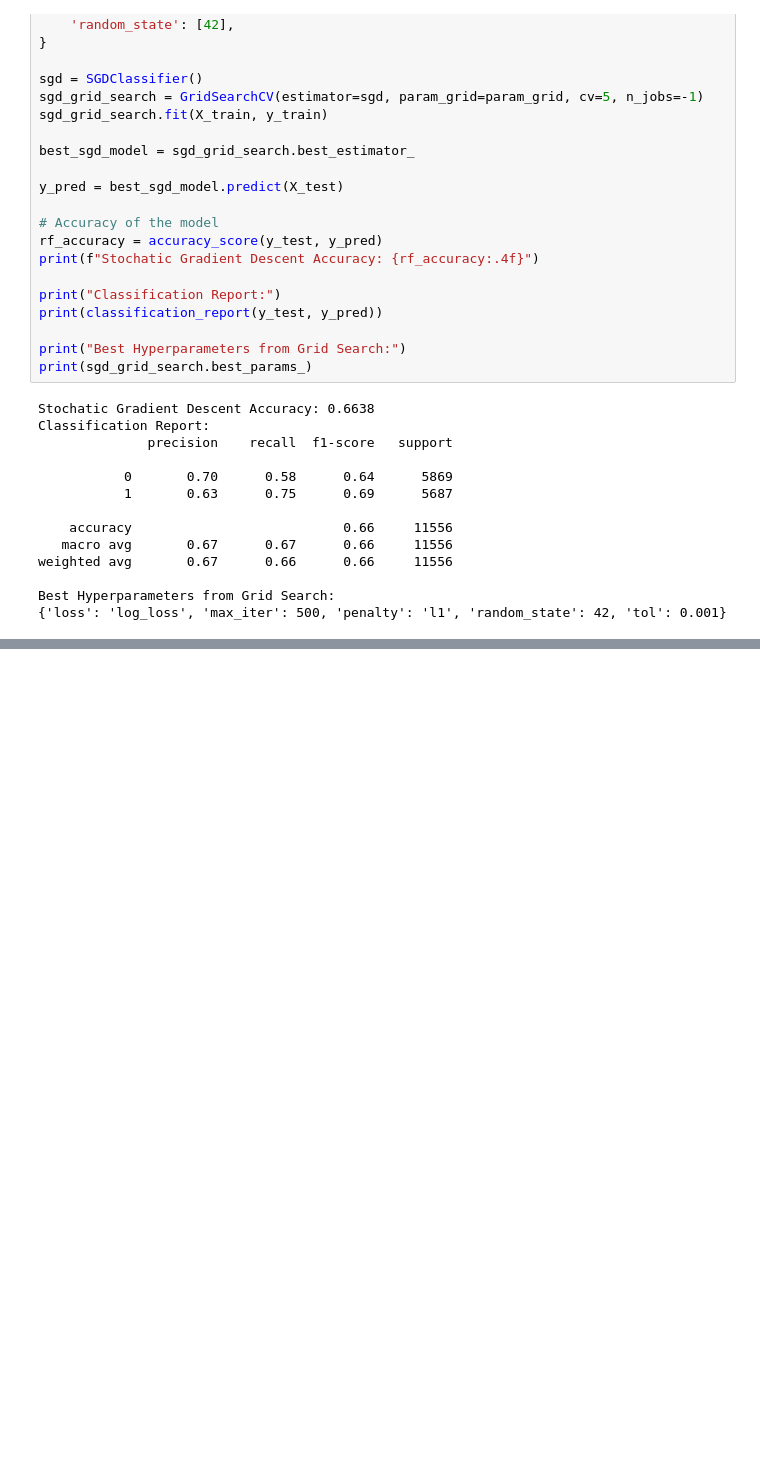
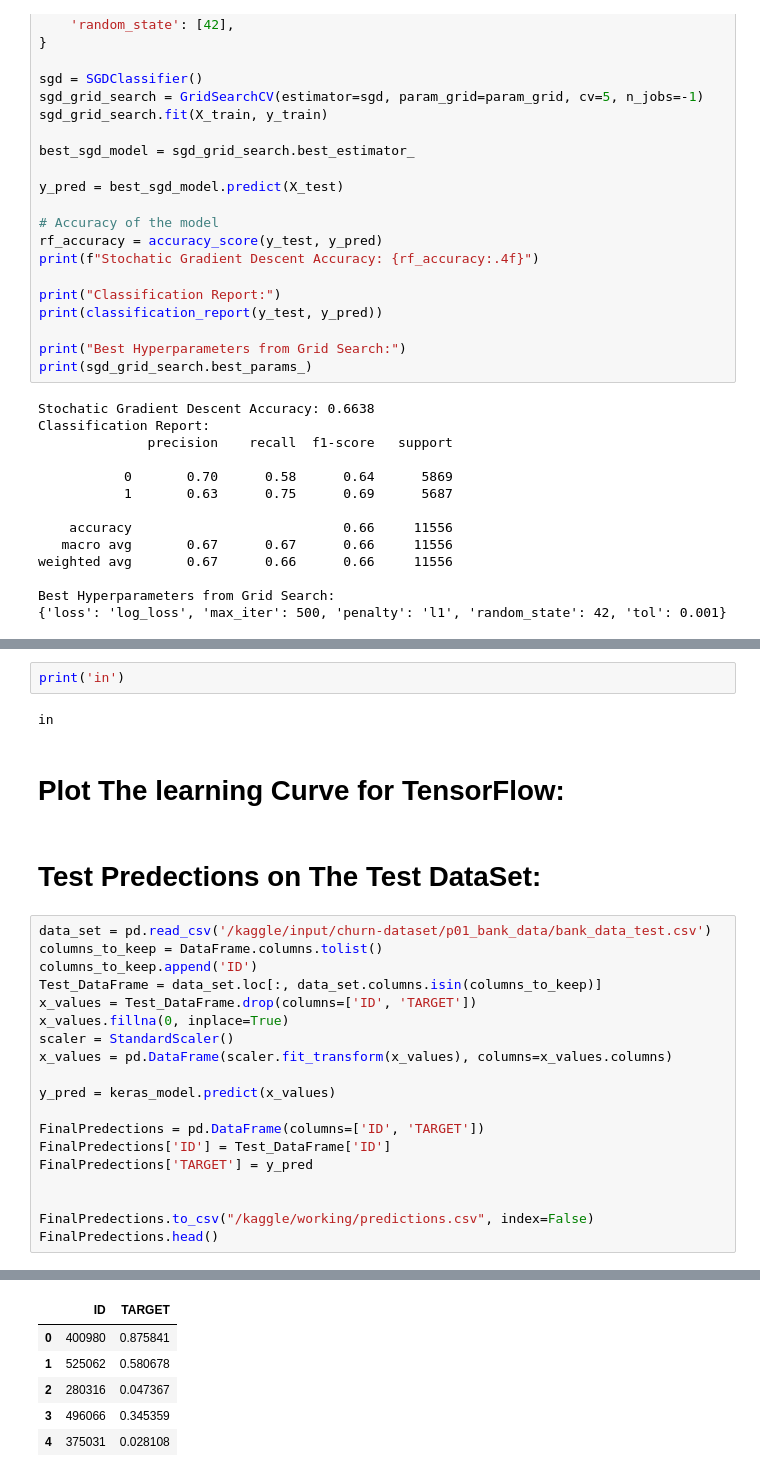
Before and after one commit to sboof911/Churn, a Jupyter notebook: churn.ipynb, the cells around one changed output, grey strips where cells are left out. Saved outputs shown, nothing was run; the diff lists cells and outputs as text; blank space fills up the shorter version.

Commit message:
Kaggle Notebook | churn | Version 5

```diff
--- a/churn.ipynb
+++ b/churn.ipynb
@@ -217,0 +320,28 @@ TensorFlow Classifier:
+# %%
+print('in')
+# %% [output]
+in
+# %% [markdown]
+# Plot The learning Curve for TensorFlow:
+# %% [markdown]
+# Test Predections on The Test DataSet:
+# %%
+data_set = pd.read_csv('/kaggle/input/churn-dataset/p01_bank_data/bank_data_test.csv')
+columns_to_keep = DataFrame.columns.tolist()
+columns_to_keep.append('ID')
+Test_DataFrame = data_set.loc[:, data_set.columns.isin(columns_to_keep)]
+x_values = Test_DataFrame.drop(columns=['ID', 'TARGET'])
+x_values.fillna(0, inplace=True)
+scaler = StandardScaler()
+x_values = pd.DataFrame(scaler.fit_transform(x_values), columns=x_values.columns)
+
+y_pred = keras_model.predict(x_values)
+
+FinalPredections = pd.DataFrame(columns=['ID', 'TARGET'])
+FinalPredections['ID'] = Test_DataFrame['ID']
+FinalPredections['TARGET'] = y_pred
+
+
+FinalPredections.to_csv("/kaggle/working/predictions.csv", index=False)
+FinalPredections.head()
+# %% [output]
@@ -217,0 +349,6 @@ TensorFlow Classifier:
+|  | ID | TARGET |
+| 0 | 400980 | 0.875841 |
+| 1 | 525062 | 0.580678 |
+| 2 | 280316 | 0.047367 |
+| 3 | 496066 | 0.345359 |
+| 4 | 375031 | 0.028108 |
```
Also changed, not shown: parts of 23 cells of this notebook.
